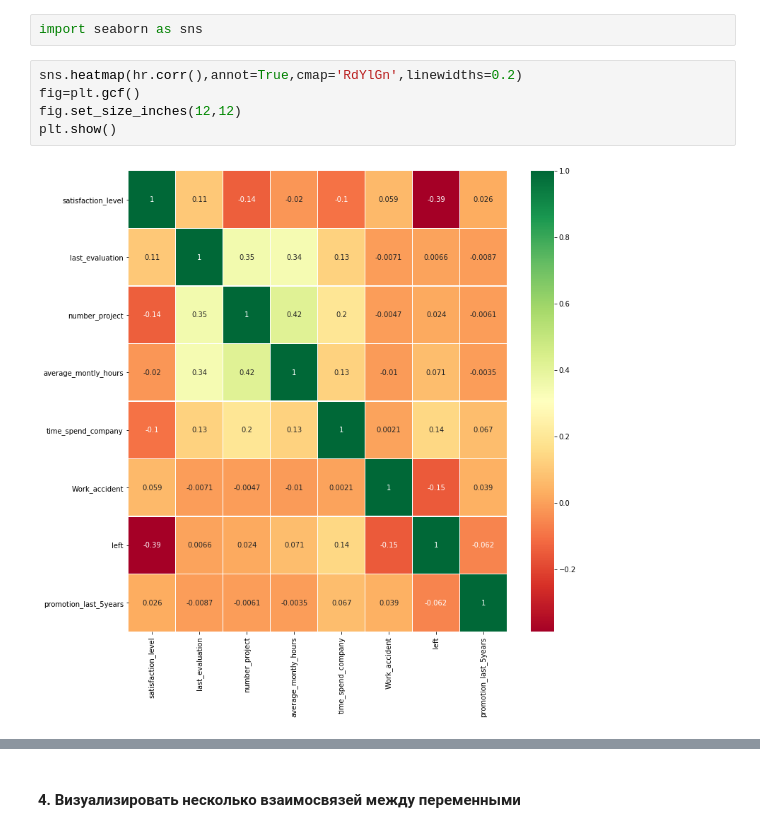
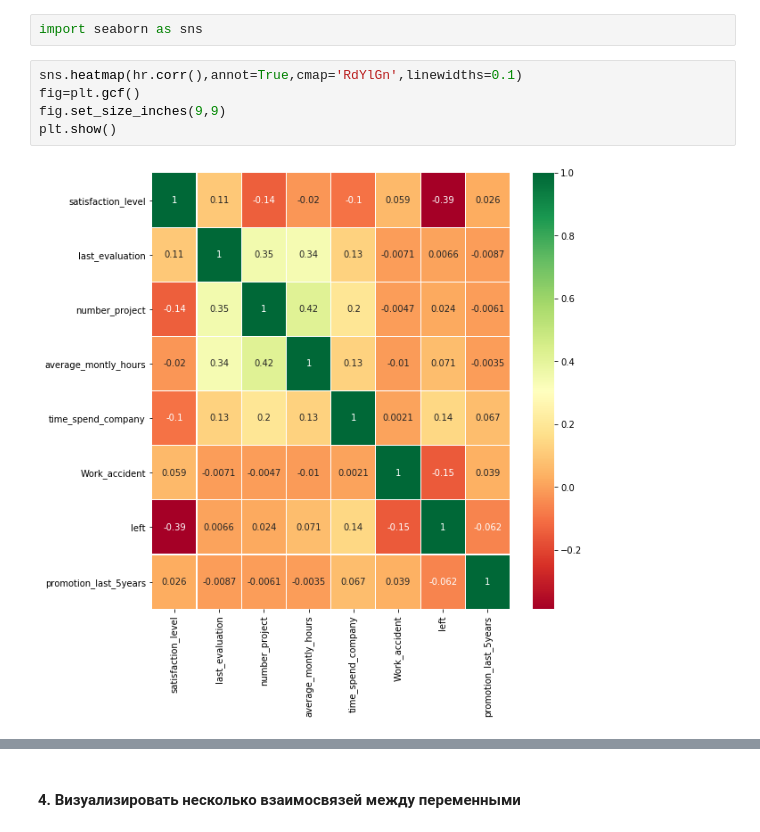
Before and after one commit to gsotsky/pyda9dz, a Jupyter notebook: diplom/diplom.ipynb, the cells around one changed output, grey strips where cells are left out. Drawn from its saved outputs; the diff is of its cells as text.

```diff
--- a/diplom/diplom.ipynb
+++ b/diplom/diplom.ipynb
@@ -122,9 +123,9 @@ print('- по ср. часам в мес.: ', statistics.pstdev(average_montly_h
 # %%
 import seaborn as sns
 # %%
-sns.heatmap(hr.corr(),annot=True,cmap='RdYlGn',linewidths=0.2)
+sns.heatmap(hr.corr(),annot=True,cmap='RdYlGn',linewidths=0.1)
 fig=plt.gcf()
-fig.set_size_inches(12,12)
+fig.set_size_inches(9,9)
 plt.show()
 # %% [output]
-[figure, old version]
+[figure, new version]
```
Also changed, not shown: parts of 38 cells of this notebook.
